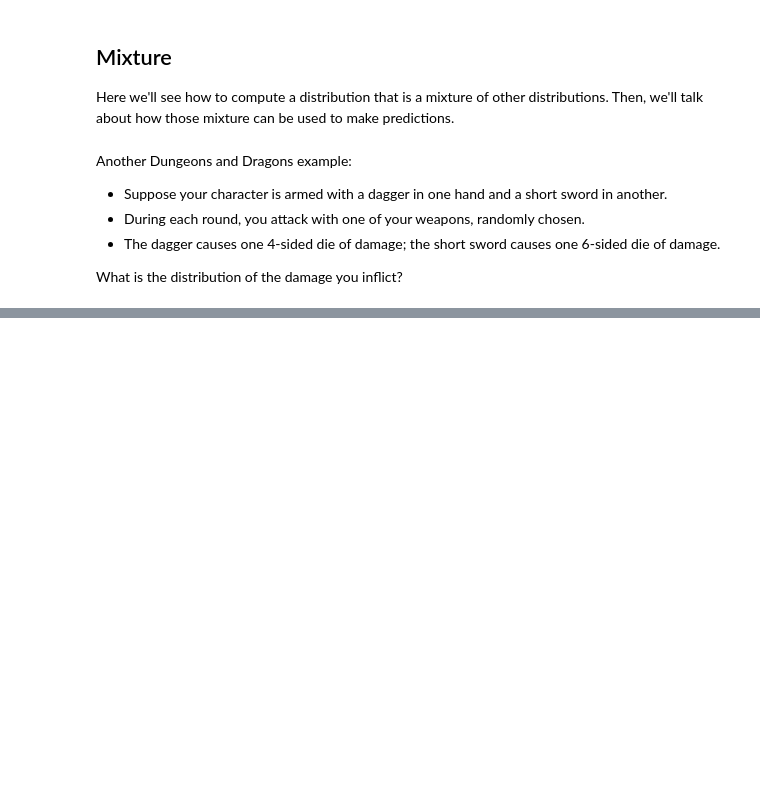
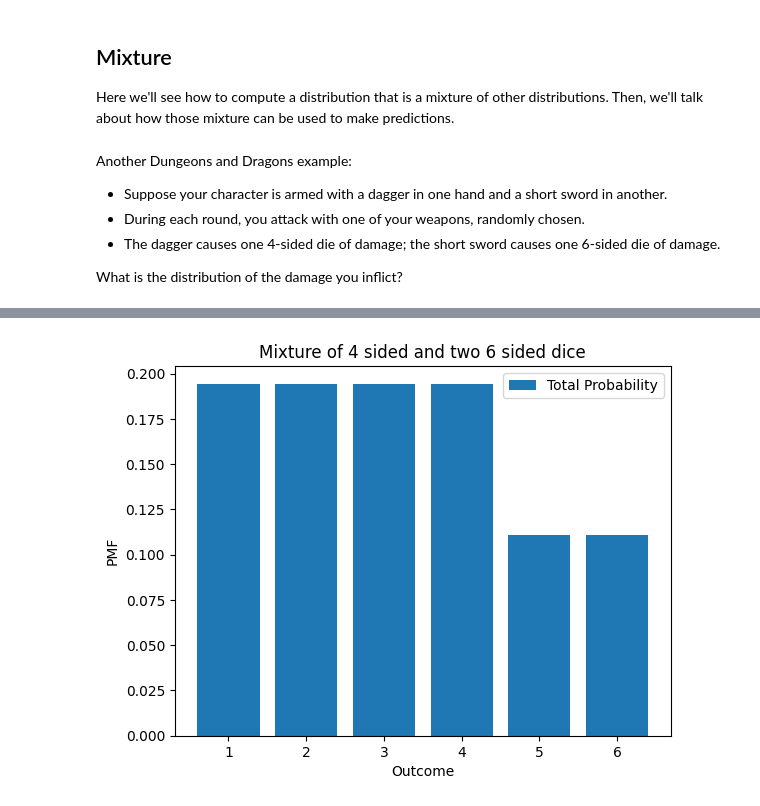
Before and after one commit to coletlacroix/math, a Jupyter notebook: 00.10_Think_Bayes_Downey/7_min_max_mix.ipynb, the cells around one changed output, grey strips where cells are left out. Saved outputs shown, nothing was run; the diff lists cells and outputs as text; code cells hidden in the pictures; blank space fills up the shorter version.

```diff
--- a/00.10_Think_Bayes_Downey/7_min_max_mix.ipynb
+++ b/00.10_Think_Bayes_Downey/7_min_max_mix.ipynb
@@ -248,0 +275,11 @@ What is the distribution of the damage you inflict?
+# %%
+mix2 = (d4 + d6*2)/3
+
+mix2.bar(label = 'Total Probability')
+plt.xlabel('Outcome')
+plt.ylabel('PMF')
+plt.title('Mixture of 4 sided and two 6 sided dice')
+plt.legend()
+plt.show()
+# %% [output]
+[figure, added]
```
Also changed, not shown: parts of 15 cells of this notebook, 1 other file.
